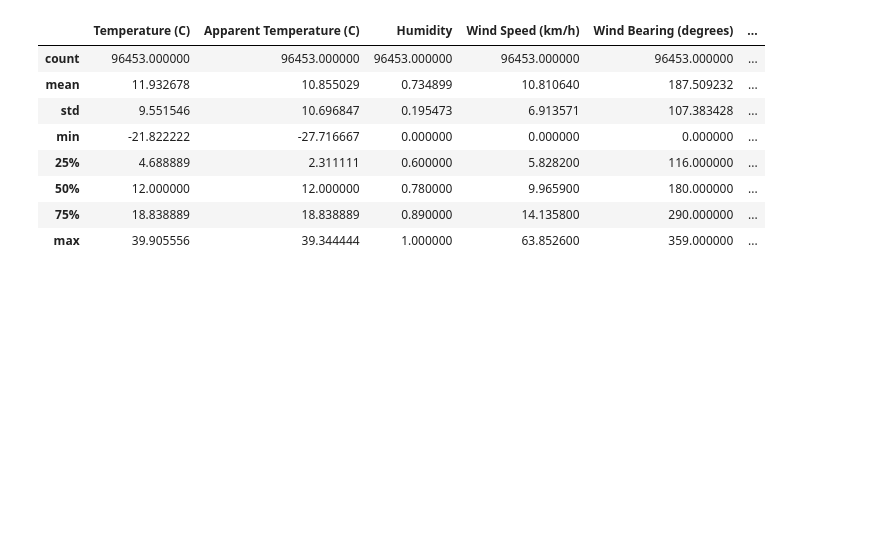
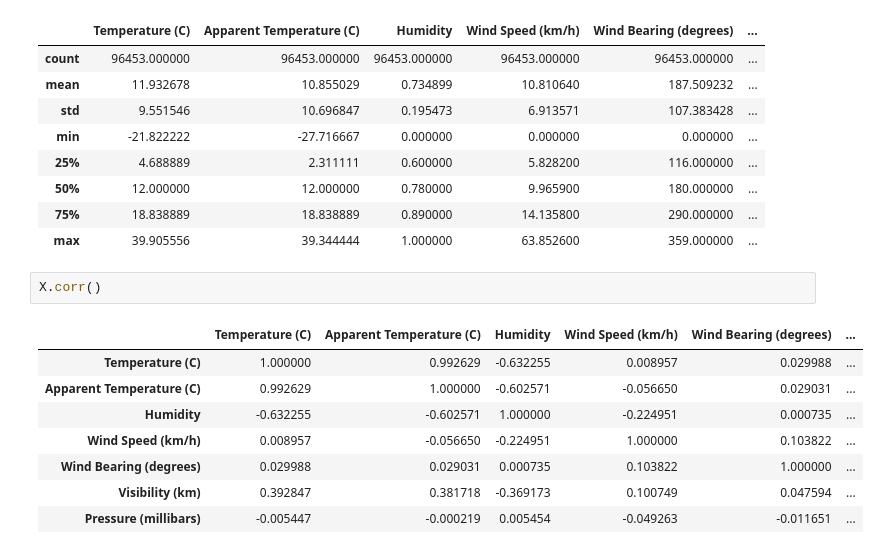
Before and after one commit to SATVIK2204/Data-Science-Projects, a Jupyter notebook: Linear Regression.ipynb, the cells around one changed output. Drawn from its saved outputs; the diff is of its cells as text; blank space fills up the shorter version.

```diff
--- a/Linear Regression.ipynb
+++ b/Linear Regression.ipynb
@@ -101,3 +105,14 @@ X.describe()
 | 50% | 12.000000 | 12.000000 | 0.780000 | 9.965900 | 180.000000 | ... |
 | 75% | 18.838889 | 18.838889 | 0.890000 | 14.135800 | 290.000000 | ... |
 | max | 39.905556 | 39.344444 | 1.000000 | 63.852600 | 359.000000 | ... |
+# %%
+X.corr()
+# %% [output]
+|  | Temperature (C) | Apparent Temperature (C) | Humidity | Wind Speed (km/h) | Wind Bearing (degrees) | ... |
+| Temperature (C) | 1.000000 | 0.992629 | -0.632255 | 0.008957 | 0.029988 | ... |
+| Apparent Temperature (C) | 0.992629 | 1.000000 | -0.602571 | -0.056650 | 0.029031 | ... |
+| Humidity | -0.632255 | -0.602571 | 1.000000 | -0.224951 | 0.000735 | ... |
+| Wind Speed (km/h) | 0.008957 | -0.056650 | -0.224951 | 1.000000 | 0.103822 | ... |
+| Wind Bearing (degrees) | 0.029988 | 0.029031 | 0.000735 | 0.103822 | 1.000000 | ... |
+| Visibility (km) | 0.392847 | 0.381718 | -0.369173 | 0.100749 | 0.047594 | ... |
+| Pressure (millibars) | -0.005447 | -0.000219 | 0.005454 | -0.049263 | -0.011651 | ... |
```
Also changed, not shown: parts of 7 cells of this notebook, 1 other file.
